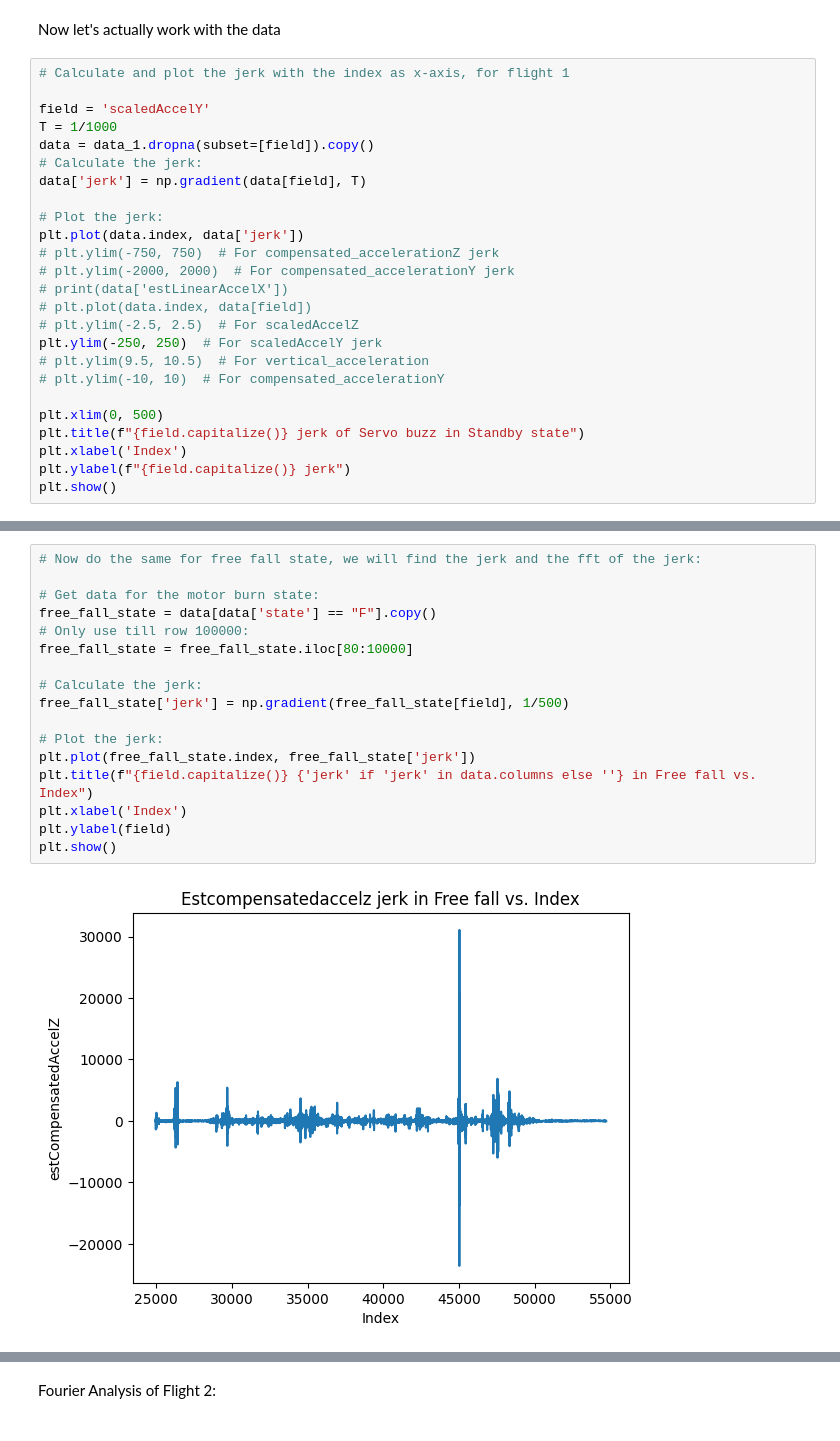
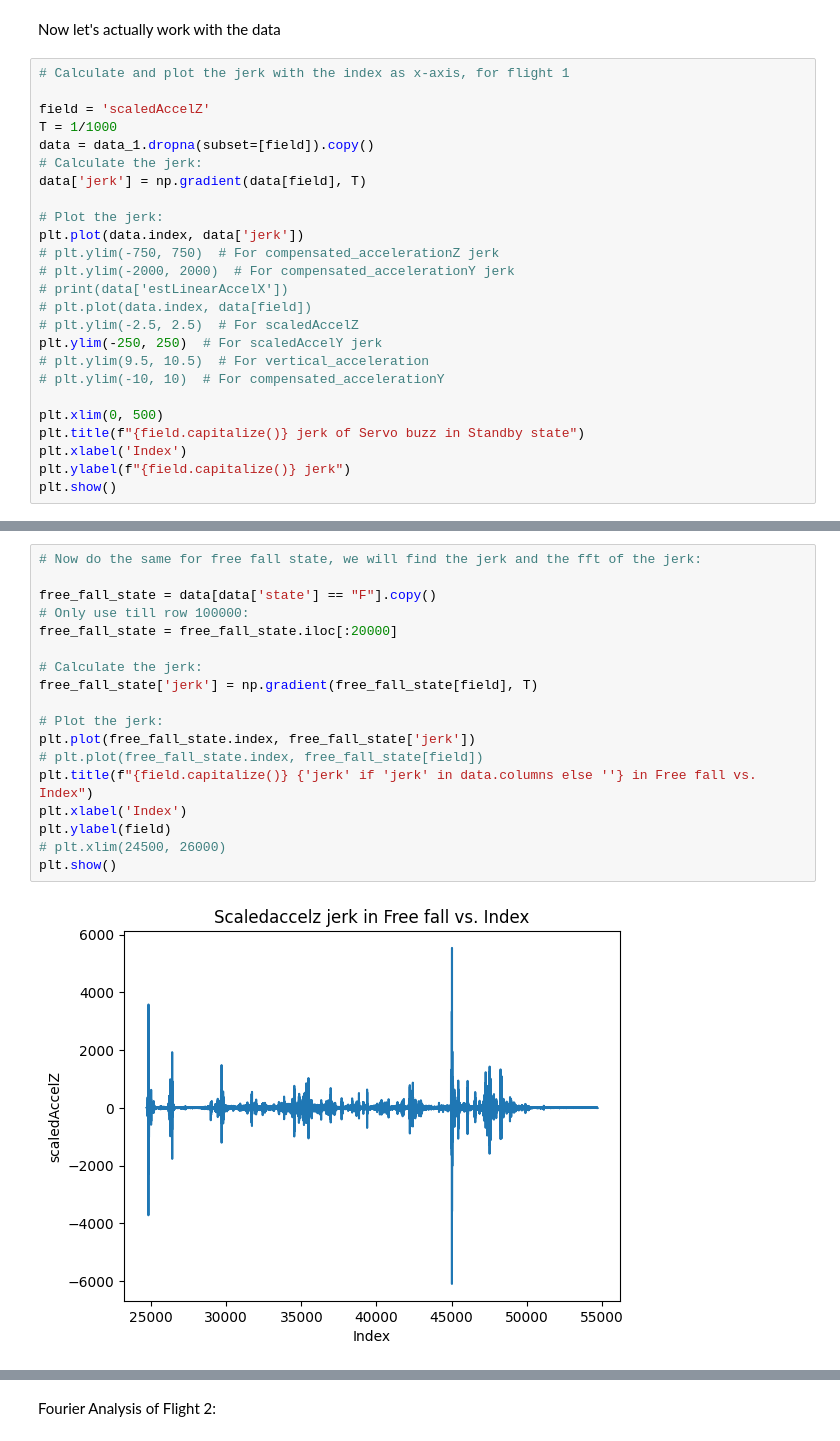
Before and after one commit to NCSU-High-Powered-Rocketry-Club/AirbrakesV2, a Jupyter notebook: scripts/make_plots.ipynb, the cells around one changed output, grey strips where cells are left out. Drawn from its saved outputs; the diff is of its cells as text.

```diff
--- a/scripts/make_plots.ipynb
+++ b/scripts/make_plots.ipynb
@@ -110,7 +110,7 @@ Now let's actually work with the data
 # %%
 # Calculate and plot the jerk with the index as x-axis, for flight 1
 
-field = 'scaledAccelY'
+field = 'scaledAccelZ'
 T = 1/1000
 data = data_1.dropna(subset=[field]).copy()
 # Calculate the jerk:
@@ -313,22 +313,23 @@ plt.show()
 # %%
 # Now do the same for free fall state, we will find the jerk and the fft of the jerk:
 
-# Get data for the motor burn state:
 free_fall_state = data[data['state'] == "F"].copy()
 # Only use till row 100000:
-free_fall_state = free_fall_state.iloc[80:10000]
+free_fall_state = free_fall_state.iloc[:20000]
 
 # Calculate the jerk:
-free_fall_state['jerk'] = np.gradient(free_fall_state[field], 1/500)
+free_fall_state['jerk'] = np.gradient(free_fall_state[field], T)
 
 # Plot the jerk:
 plt.plot(free_fall_state.index, free_fall_state['jerk'])
+# plt.plot(free_fall_state.index, free_fall_state[field])
 plt.title(f"{field.capitalize()} {'jerk' if 'jerk' in data.columns else ''} in Free fall vs. Index")
 plt.xlabel('Index')
 plt.ylabel(field)
+# plt.xlim(24500, 26000)
 plt.show()
 # %% [output]
-[figure, old version]
+[figure, new version]
 # %%
 # Calculate the fft of the jerk:
 
```
Also changed, not shown: parts of 13 cells of this notebook.
